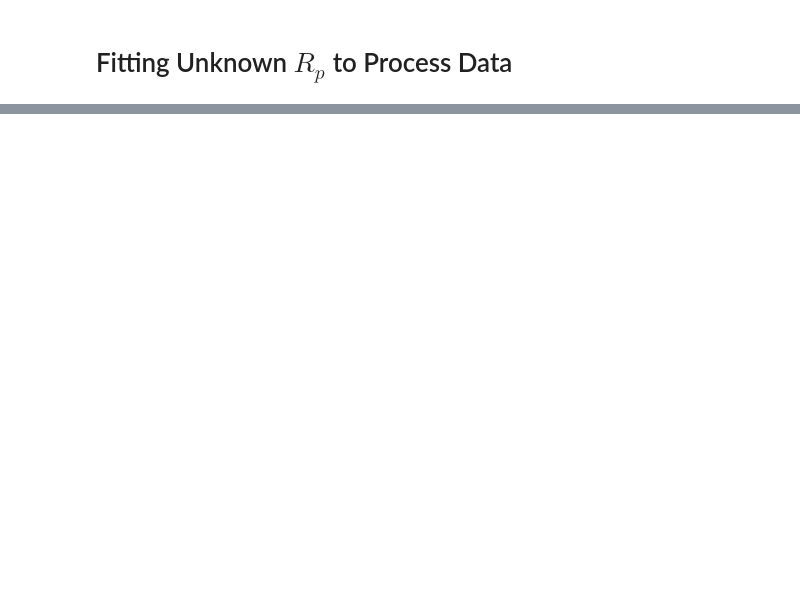
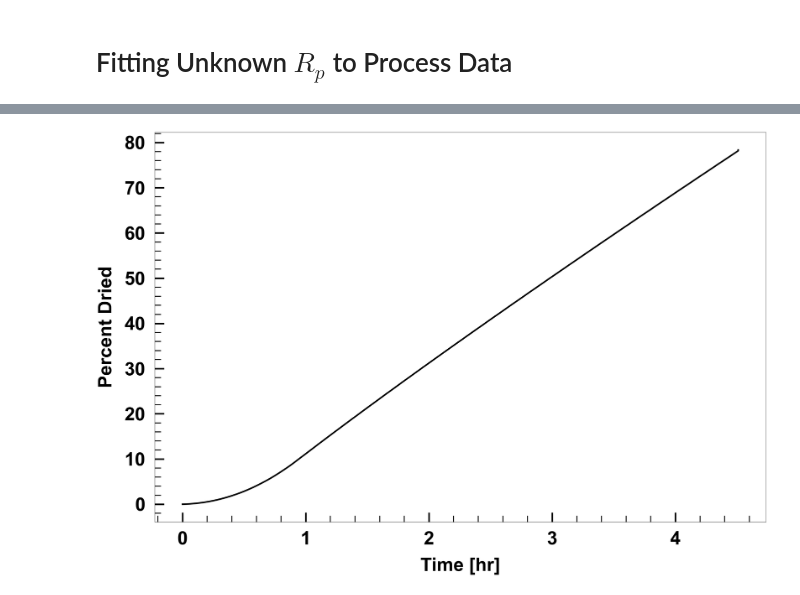
Before and after one commit to LyoHUB/LyoPRONTO, a Jupyter notebook: docs/examples/unknownRp_PD.ipynb, the cells around one changed output, grey strips where cells are left out. Saved outputs shown, nothing was run; the diff lists cells and outputs as text; code cells hidden in the pictures; blank space fills up the shorter version.

```diff
--- a/docs/examples/unknownRp_PD.ipynb
+++ b/docs/examples/unknownRp_PD.ipynb
@@ -264,0 +219,23 @@ plt.tight_layout()
+# %%
+
+fig = plt.figure(0,figsize=(figwidth,figheight))
+ax = fig.add_subplot(1,1,1)
+plt.axes(ax)
+plt.minorticks_on()
+plt.setp(ax.get_xticklabels(),fontsize=gcafontSize,fontweight='bold')
+plt.setp(ax.get_yticklabels(),fontsize=gcafontSize,fontweight='bold')
+ax.tick_params(axis='x',direction='in',pad=labelPad,width=majorTickWidth,length=majorTickLength,bottom=1,top=0)
+ax.tick_params(axis='y',direction='in',pad=labelPad,width=majorTickWidth,length=majorTickLength,left=1,right=0)
+ax.tick_params(axis='x',which='minor',direction='in',width=minorTickWidth,length=minorTickLength,bottom=1,top=0)
+ax.tick_params(axis='y',which='minor',direction='in',width=minorTickWidth,length=minorTickLength,left=1,right=0)
+ax.plot(output_saved[:,0],output_saved[:,-1],'-k',linewidth=lineWidth, label = "Percent Dried")
+ax.set_xlabel("Time [hr]",fontsize=gcafontSize,fontweight='bold')
+ax.set_ylabel("Percent Dried",fontsize=gcafontSize,fontweight='bold')
+ax.xaxis.labelpad = labelPad
+ax.yaxis.labelpad = labelPad
+plt.tight_layout()
+# figure_name = 'PercentDried_'+current_time+'.pdf'
+# plt.savefig(figure_name)
+# plt.close()
+# %% [output]
+[figure, added]
```
Also changed, not shown: parts of 3 cells of this notebook, 1 other file.
